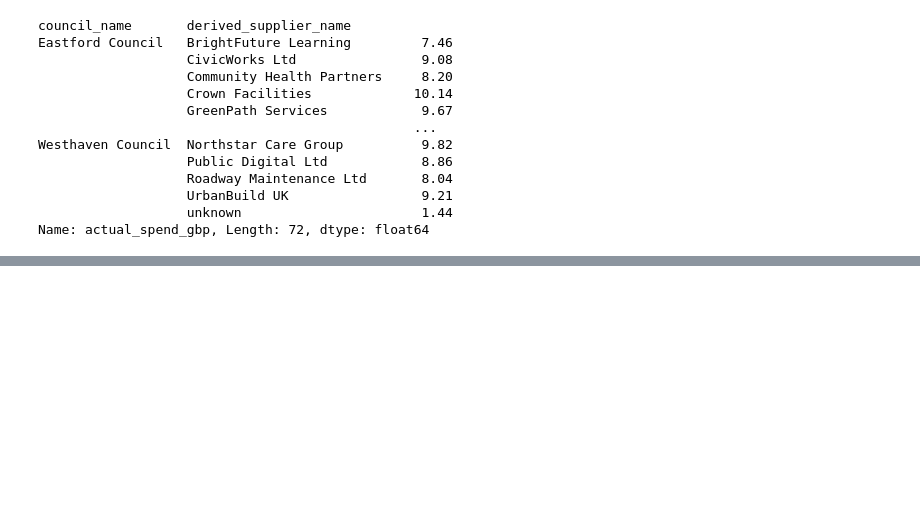
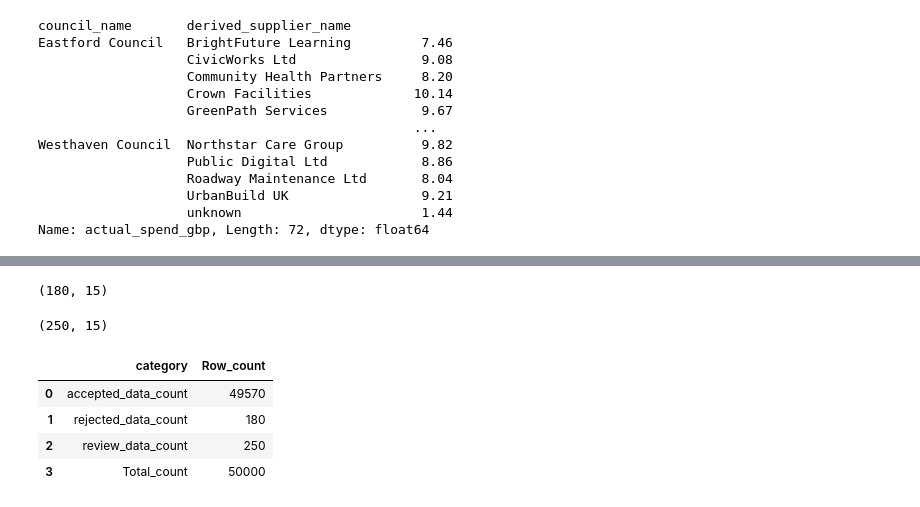
Before and after one commit to madhaviprofile59/Council-data-analysis, a Jupyter notebook: local council.ipynb, the cells around one changed output, grey strips where cells are left out. Drawn from its saved outputs; the diff is of its cells as text; code cells hidden in the pictures; blank space fills up the shorter version.

```diff
--- a/local council.ipynb
+++ b/local council.ipynb
@@ -875,0 +810,25 @@ Files exported to: C:\Users\madha\Downloads\Council_SQL_Output
+# %%
+derived_rejected_data
+# %% [output]
+(180, 15)
+# %%
+derived_review_data.shape
+# %% [output]
+(250, 15)
+# %%
+accepted_data_count = len(derived_accepted_data)
+rejected_data_count = len(derived_rejected_data)
+review_data_count = len(derived_review_data)
+total_count = accepted_data_count+rejected_data_count+review_data_count
+
+summary_data_count = {'category' : ['accepted_data_count','rejected_data_count','review_data_count','Total_count'],
+'Row_count': [accepted_data_count, rejected_data_count, review_data_count,total_count]}
+
+Row_counts_by_category = pd.DataFrame(summary_data_count)
+Row_counts_by_category
+# %% [output]
+|  | category | Row_count |
+| 0 | accepted_data_count | 49570 |
+| 1 | rejected_data_count | 180 |
+| 2 | review_data_count | 250 |
+| 3 | Total_count | 50000 |
```
Also changed, not shown: parts of 37 cells of this notebook.
